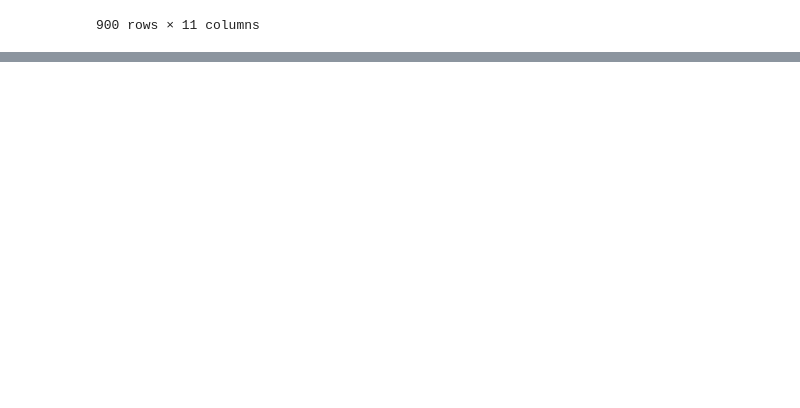
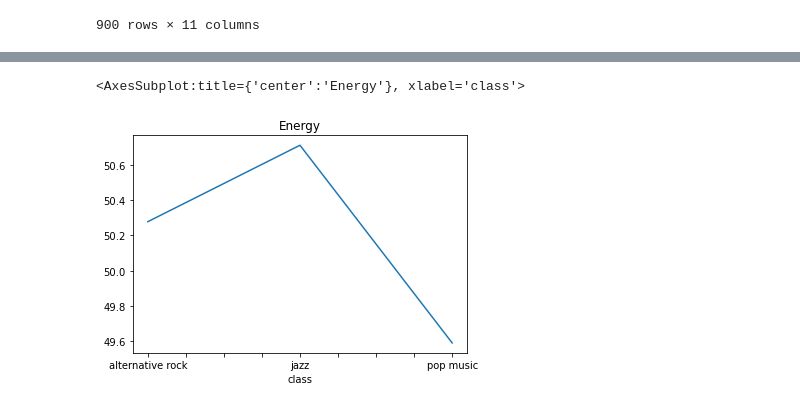
Before and after one commit to MikoTansingco/CSMODEL-Project-2, a Jupyter notebook: CSMODEL_Project_2.ipynb, the cells around one changed output, grey strips where cells are left out. Cells and saved outputs as stored; diff of their text form; code cells hidden in the pictures; blank space fills up the shorter version.

```diff
--- a/CSMODEL_Project_2.ipynb
+++ b/CSMODEL_Project_2.ipynb
@@ -141,0 +184,5 @@ memory usage: 84.4+ KB
+# %%
+df3.groupby('class')['energy'].mean().plot(title='Energy')
+# %% [output]
+<AxesSubplot:title={'center':'Energy'}, xlabel='class'>
+[figure, added]
```
Also changed, not shown: parts of 48 cells of this notebook.
